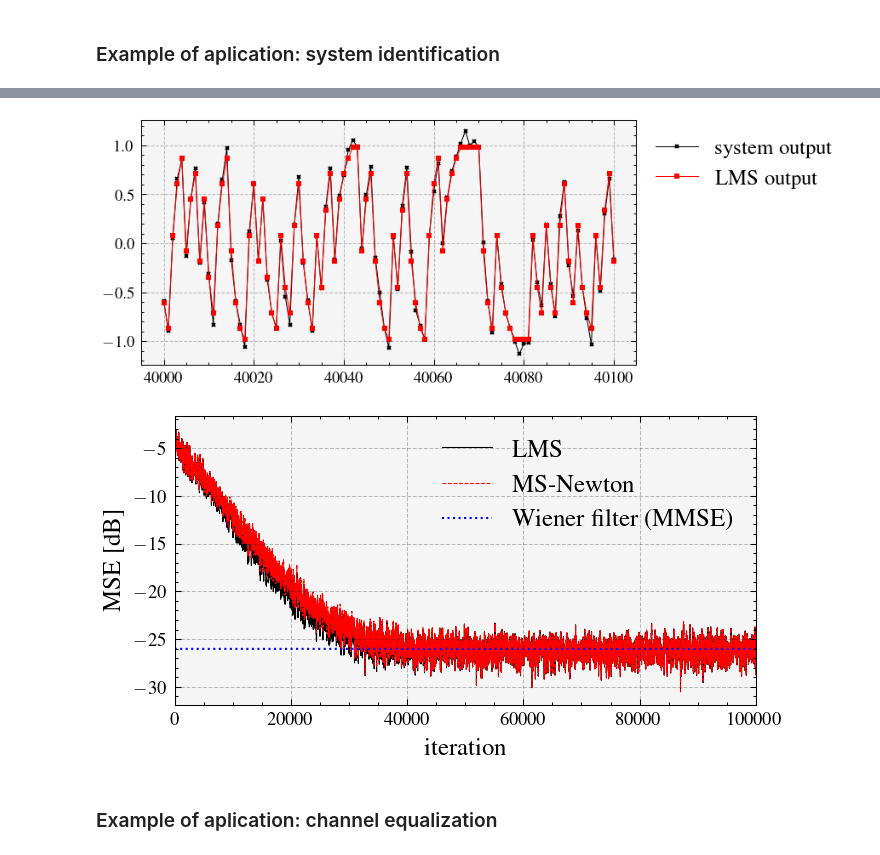
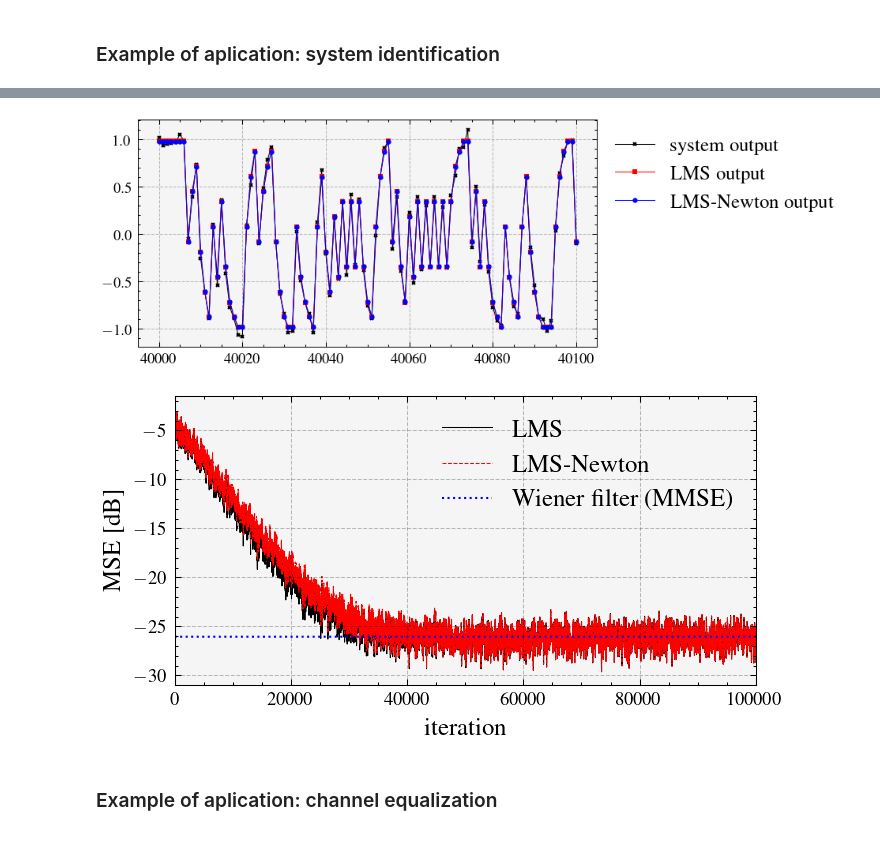
Before and after one commit to edsonportosilva/AdaptiveSignalProcessing, a Jupyter notebook: notebooks/5. Variants of the LMS algorithm.ipynb, the cells around one changed output, grey strips where cells are left out. Drawn from its saved outputs; the diff is of its cells as text; code cells hidden in the pictures.

```diff
--- a/notebooks/5. Variants of the LMS algorithm.ipynb
+++ b/notebooks/5. Variants of the LMS algorithm.ipynb
@@ -66,12 +69,12 @@ def lms_newton(x, d, Ntaps, μ, α):
     # Initialize the equalizer filter coefficients
     h = np.zeros((Ntaps,1), dtype=np.float64)
     H = np.zeros((len(x)-Ntaps, Ntaps), dtype=np.float64)
+    R_inv = 1e-3*np.eye(Ntaps, dtype=np.float64)
+
+    # Apply the LMS-Newton algorithm
     ind = np.arange(0,Ntaps)
-
-    # Apply the LMS algorithm
     squaredError = np.zeros(x.shape, dtype=np.float64)
     out = np.zeros(x.shape, dtype=np.float64)
-    R = np.eye(Ntaps, dtype=np.float64)
     x = x.reshape(-1,1).astype(np.float64)
 
     # Iterate through each sample of the signal
@@ -84,13 +87,10 @@ def lms_newton(x, d, Ntaps, μ, α):
         # Compute the error between the estimated signal and the reference signal
         error = d[i] - y
 
-        # Update correlation matrix
-        R = α*x_vec@x_vec.T + (1-α)*R
+        # Update inverse correlation matrix
+        R_inv = 1/(1-α)*(R_inv - ( R_inv @ (x_vec@x_vec.T) @ R_inv)/( (1-α)/α + x_vec.T @ R_inv @ x_vec) )
 
-        # Calculate inverse correlation matrix
-        R_inv = np.linalg.inv(R)
-
-        # Update the filter coefficients using the LMS update rule
+        # Update the filter coefficients using the LMS-Newton update rule
         h += μ * error * R_inv @ x_vec
 
         squaredError[i] = error**2
@@ -186,34 +186,35 @@ $\displaystyle \mathrm{MSE} = \frac{1}{M}\sum_{i=1}^{M} (y[i]-\hat{y}[i])^2 =0.0
 α = 0.05
 Ntaps = 4
 
-out, h, squaredError_lms, H = lms(x, y, Ntaps, μ)
-out, h, squaredError_lms_newton, H = lms_newton(x, y, Ntaps, μ, α)
+out_lms, h, squaredError_lms, H = lms(x, y, Ntaps, μ)
+out_lms_newton, h, squaredError_lms_newton, H = lms_newton(x, y, Ntaps, μ, α)
 # %%
 start = 40000
 ind = np.arange(start,start+101)
 
 plt.figure()
 plt.plot(ind,y[ind],'-xk', label='system output')
-plt.plot(ind,out[ind],'-sr', label='LMS output')
+plt.plot(ind,out_lms[ind],'-sr', label='LMS output')
+plt.plot(ind,out_lms_newton[ind],'-ob', label='LMS-Newton output')
 plt.legend(bbox_to_anchor=(1, 1));
 plt.grid()
 
 average_window_len = 50
 mse_lms_dB = 10*np.log10(np.convolve(squaredError_lms,np.ones(average_window_len)/average_window_len, 'same'))
 mse_lms_newton_dB = 10*np.log10(np.convolve(squaredError_lms_newton,np.ones(average_window_len)/average_window_len, 'same'))
 
 plt.figure()
 plt.plot(mse_lms_dB, label='LMS')
-plt.plot(mse_lms_newton_dB, label='MS-Newton')
+plt.plot(mse_lms_newton_dB, label='LMS-Newton')
 plt.plot(10*np.log10(mmse_sys_id)*np.ones(len(mse_lms_dB)), linewidth=1, label=' Wiener filter (MMSE)')
 plt.xlim(0,len(mse_lms_dB))
 plt.xlabel('iteration')
 plt.ylabel('$\\mathrm{MSE}$ [dB]')
 plt.legend()
 plt.grid();
 # %% [output]
-[figure, old version]
+[figure, new version]
-[figure, old version]
+[figure, new version]
 # %% [markdown]
 ### Example of aplication: channel equalization
 # %%
```
Also changed, not shown: parts of 12 cells of this notebook.
